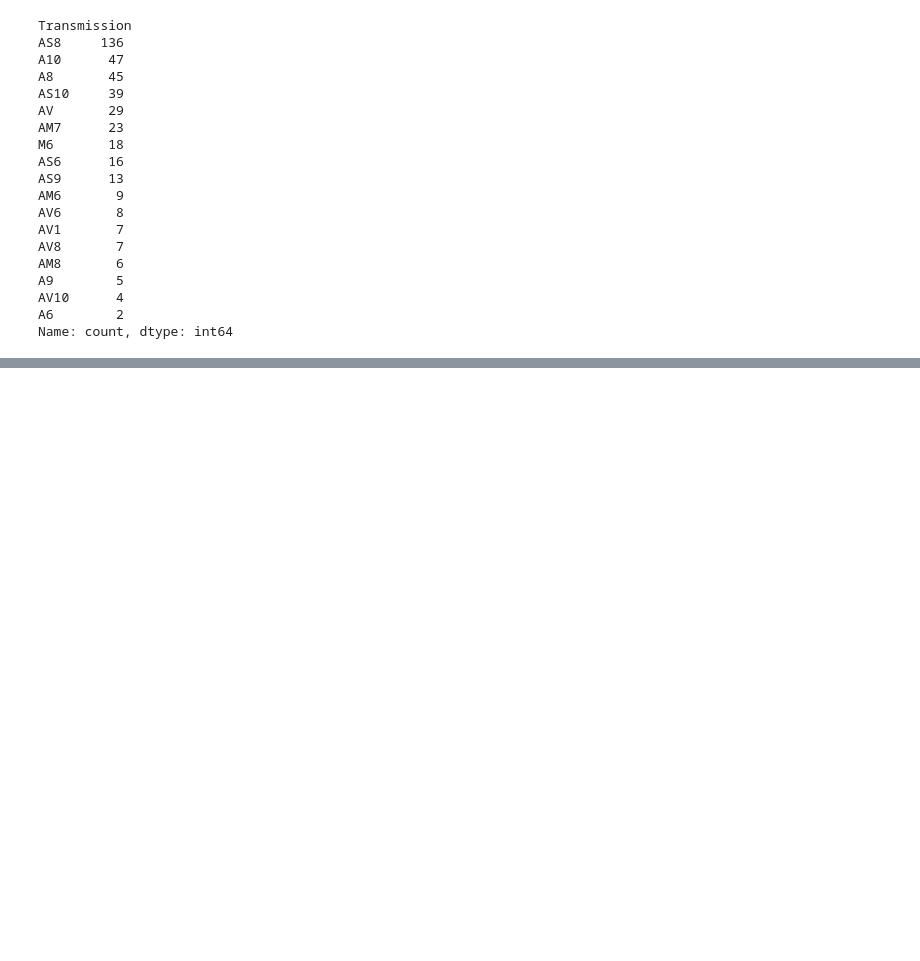
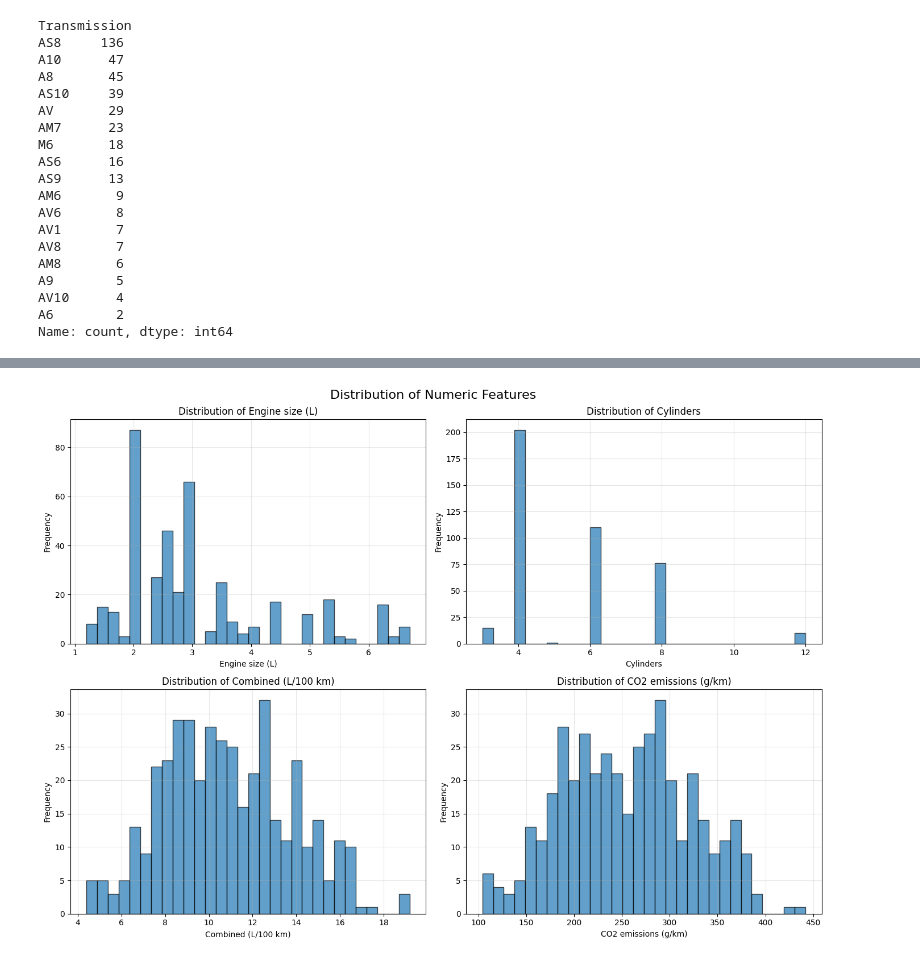
Before and after one commit to vk-donga756/CO2_Emission_Predictor, a Jupyter notebook: ML lab project (1).ipynb, the cells around one changed output, grey strips where cells are left out. Cells and saved outputs as stored; diff of their text form; code cells hidden in the pictures; blank space fills up the shorter version.

```diff
--- a/ML lab project (1).ipynb
+++ b/ML lab project (1).ipynb
@@ -54 +74,21 @@ Name: count, dtype: int64
+# %%
+# Plot distribution of numeric features
+numeric_features = ['Engine size (L)', 'Cylinders', 'Combined (L/100 km)', 'CO2 emissions (g/km)']
+
+fig, axes = plt.subplots(2, 2, figsize=(14, 10))
+fig.suptitle('Distribution of Numeric Features', fontsize=16)
+
+for idx, feature in enumerate(numeric_features):
+    row = idx // 2
+    col = idx % 2
+    axes[row, col].hist(data[feature], bins=30, edgecolor='black', alpha=0.7)
+    axes[row, col].set_xlabel(feature)
+    axes[row, col].set_ylabel('Frequency')
+    axes[row, col].set_title(f'Distribution of {feature}')
+    axes[row, col].grid(True, alpha=0.3)
+
+plt.tight_layout()
+plt.show()
+# %% [output]
+[figure, added]
 # %%
```
Also changed, not shown: parts of 8 cells of this notebook, 16 other files.
